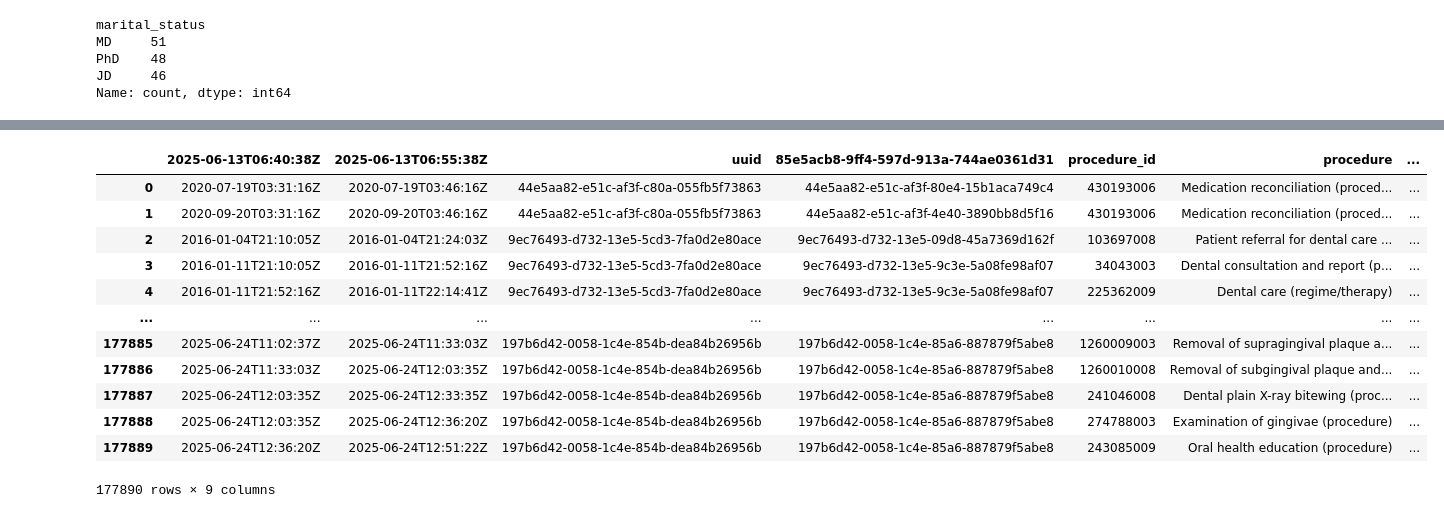
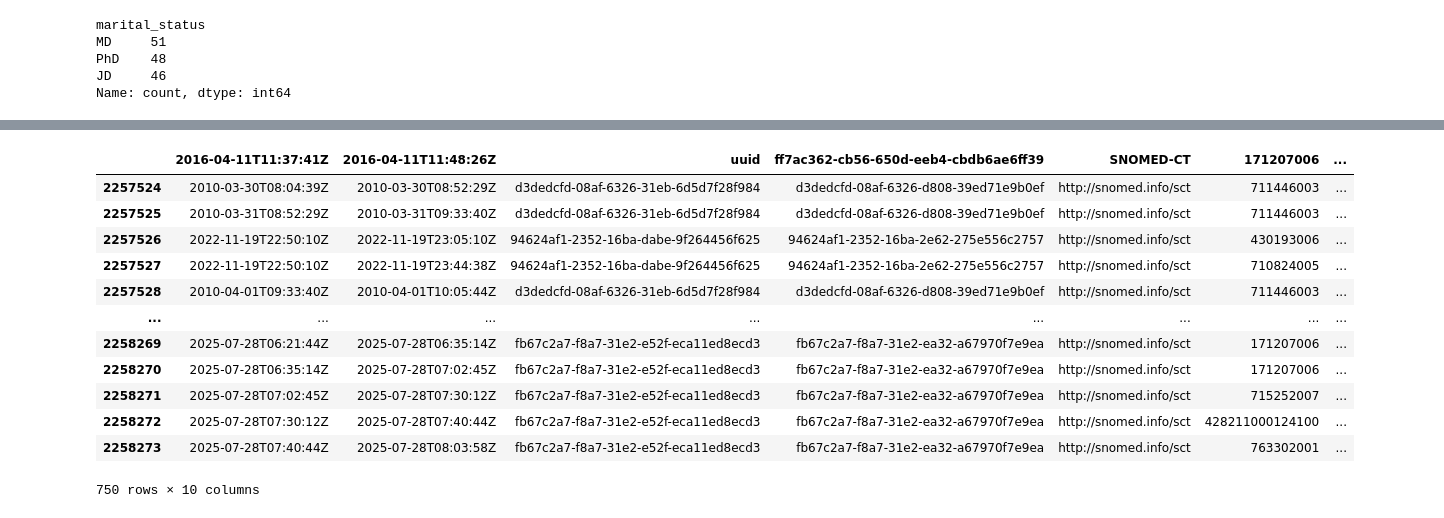
Before and after one commit to NathanPimenta/Synthea-Based-Hospital-Dashboard, a Jupyter notebook: etl_pipeline/ETL.ipynb, the cells around one changed output, grey strips where cells are left out. Drawn from its saved outputs; the diff is of its cells as text; code cells hidden in the pictures.

```diff
--- a/etl_pipeline/ETL.ipynb
+++ b/etl_pipeline/ETL.ipynb
@@ -292,5 +322,5 @@ data3
 # %%
-data4 = pd.read_csv('../Datasets/procedures.csv')
+data4 = pd.read_csv('../Datasets/csv/procedures.csv')
 # %%
 data4
 # %% [output]
@@ -328,27 +344,22 @@ data4[data4['85e5acb8-9ff4-597d-94d2-19704ee2665c'] == "daaf82d6-2984-5da6-ac3c-
 
 data4 = data4.rename(columns={
 
-    '85e5acb8-9ff4-597d-94d2-19704ee2665c': 'uuid',
-    'Medication reconciliation (procedure)': 'procedure',
-    '430193006': 'procedure_id',
-    'Unnamed: 9': 'procedure_reason',
-    'Unnamed: 8': 'reasoned_procedure_id'
+    'ff7ac362-cb56-650d-5cd4-1a7bf93bfa53': 'uuid'
 
-
-}).drop(columns=['http://snomed.info/sct'])
+})
 # %%
-data4
+data4.tail(750)
 # %% [output]
-|  | 2025-06-13T06:40:38Z | 2025-06-13T06:55:38Z | uuid | 85e5acb8-9ff4-597d-913a-744ae0361d31 | procedure_id | procedure | ... |
-| 0 | 2020-07-19T03:31:16Z | 2020-07-19T03:46:16Z | 44e5aa82-e51c-af3f-c80a-055fb5f73863 | 44e5aa82-e51c-af3f-80e4-15b1aca749c4 | 430193006 | Medication reconciliation (proced... | ... |
-| 1 | 2020-09-20T03:31:16Z | 2020-09-20T03:46:16Z | 44e5aa82-e51c-af3f-c80a-055fb5f73863 | 44e5aa82-e51c-af3f-4e40-3890bb8d5f16 | 430193006 | Medication reconciliation (proced... | ... |
-| 2 | 2016-01-04T21:10:05Z | 2016-01-04T21:24:03Z | 9ec76493-d732-13e5-5cd3-7fa0d2e80ace | 9ec76493-d732-13e5-09d8-45a7369d162f | 103697008 | Patient referral for dental care ... | ... |
-| 3 | 2016-01-11T21:10:05Z | 2016-01-11T21:52:16Z | 9ec76493-d732-13e5-5cd3-7fa0d2e80ace | 9ec76493-d732-13e5-9c3e-5a08fe98af07 | 34043003 | Dental consultation and report (p... | ... |
-| 4 | 2016-01-11T21:52:16Z | 2016-01-11T22:14:41Z | 9ec76493-d732-13e5-5cd3-7fa0d2e80ace | 9ec76493-d732-13e5-9c3e-5a08fe98af07 | 225362009 | Dental care (regime/therapy) | ... |
+|  | 2016-04-11T11:37:41Z | 2016-04-11T11:48:26Z | uuid | ff7ac362-cb56-650d-eeb4-cbdb6ae6ff39 | SNOMED-CT | 171207006 | ... |
+| 2257524 | 2010-03-30T08:04:39Z | 2010-03-30T08:52:29Z | d3dedcfd-08af-6326-31eb-6d5d7f28f984 | d3dedcfd-08af-6326-d808-39ed71e9b0ef | http://snomed.info/sct | 711446003 | ... |
+| 2257525 | 2010-03-31T08:52:29Z | 2010-03-31T09:33:40Z | d3dedcfd-08af-6326-31eb-6d5d7f28f984 | d3dedcfd-08af-6326-d808-39ed71e9b0ef | http://snomed.info/sct | 711446003 | ... |
+| 2257526 | 2022-11-19T22:50:10Z | 2022-11-19T23:05:10Z | 94624af1-2352-16ba-dabe-9f264456f625 | 94624af1-2352-16ba-2e62-275e556c2757 | http://snomed.info/sct | 430193006 | ... |
+| 2257527 | 2022-11-19T22:50:10Z | 2022-11-19T23:44:38Z | 94624af1-2352-16ba-dabe-9f264456f625 | 94624af1-2352-16ba-2e62-275e556c2757 | http://snomed.info/sct | 710824005 | ... |
+| 2257528 | 2010-04-01T09:33:40Z | 2010-04-01T10:05:44Z | d3dedcfd-08af-6326-31eb-6d5d7f28f984 | d3dedcfd-08af-6326-d808-39ed71e9b0ef | http://snomed.info/sct | 711446003 | ... |
 | ... | ... | ... | ... | ... | ... | ... | ... |
-| 177885 | 2025-06-24T11:02:37Z | 2025-06-24T11:33:03Z | 197b6d42-0058-1c4e-854b-dea84b26956b | 197b6d42-0058-1c4e-85a6-887879f5abe8 | 1260009003 | Removal of supragingival plaque a... | ... |
-| 177886 | 2025-06-24T11:33:03Z | 2025-06-24T12:03:35Z | 197b6d42-0058-1c4e-854b-dea84b26956b | 197b6d42-0058-1c4e-85a6-887879f5abe8 | 1260010008 | Removal of subgingival plaque and... | ... |
-| 177887 | 2025-06-24T12:03:35Z | 2025-06-24T12:33:35Z | 197b6d42-0058-1c4e-854b-dea84b26956b | 197b6d42-0058-1c4e-85a6-887879f5abe8 | 241046008 | Dental plain X-ray bitewing (proc... | ... |
-| 177888 | 2025-06-24T12:03:35Z | 2025-06-24T12:36:20Z | 197b6d42-0058-1c4e-854b-dea84b26956b | 197b6d42-0058-1c4e-85a6-887879f5abe8 | 274788003 | Examination of gingivae (procedure) | ... |
-| 177889 | 2025-06-24T12:36:20Z | 2025-06-24T12:51:22Z | 197b6d42-0058-1c4e-854b-dea84b26956b | 197b6d42-0058-1c4e-85a6-887879f5abe8 | 243085009 | Oral health education (procedure) | ... |
+| 2258269 | 2025-07-28T06:21:44Z | 2025-07-28T06:35:14Z | fb67c2a7-f8a7-31e2-e52f-eca11ed8ecd3 | fb67c2a7-f8a7-31e2-ea32-a67970f7e9ea | http://snomed.info/sct | 171207006 | ... |
+| 2258270 | 2025-07-28T06:35:14Z | 2025-07-28T07:02:45Z | fb67c2a7-f8a7-31e2-e52f-eca11ed8ecd3 | fb67c2a7-f8a7-31e2-ea32-a67970f7e9ea | http://snomed.info/sct | 171207006 | ... |
+| 2258271 | 2025-07-28T07:02:45Z | 2025-07-28T07:30:12Z | fb67c2a7-f8a7-31e2-e52f-eca11ed8ecd3 | fb67c2a7-f8a7-31e2-ea32-a67970f7e9ea | http://snomed.info/sct | 715252007 | ... |
+| 2258272 | 2025-07-28T07:30:12Z | 2025-07-28T07:40:44Z | fb67c2a7-f8a7-31e2-e52f-eca11ed8ecd3 | fb67c2a7-f8a7-31e2-ea32-a67970f7e9ea | http://snomed.info/sct | 428211000124100 | ... |
+| 2258273 | 2025-07-28T07:40:44Z | 2025-07-28T08:03:58Z | fb67c2a7-f8a7-31e2-e52f-eca11ed8ecd3 | fb67c2a7-f8a7-31e2-ea32-a67970f7e9ea | http://snomed.info/sct | 763302001 | ... |
-177890 rows × 9 columns
+750 rows × 10 columns
```
Also changed, not shown: parts of 23 cells of this notebook, 3 other files.
